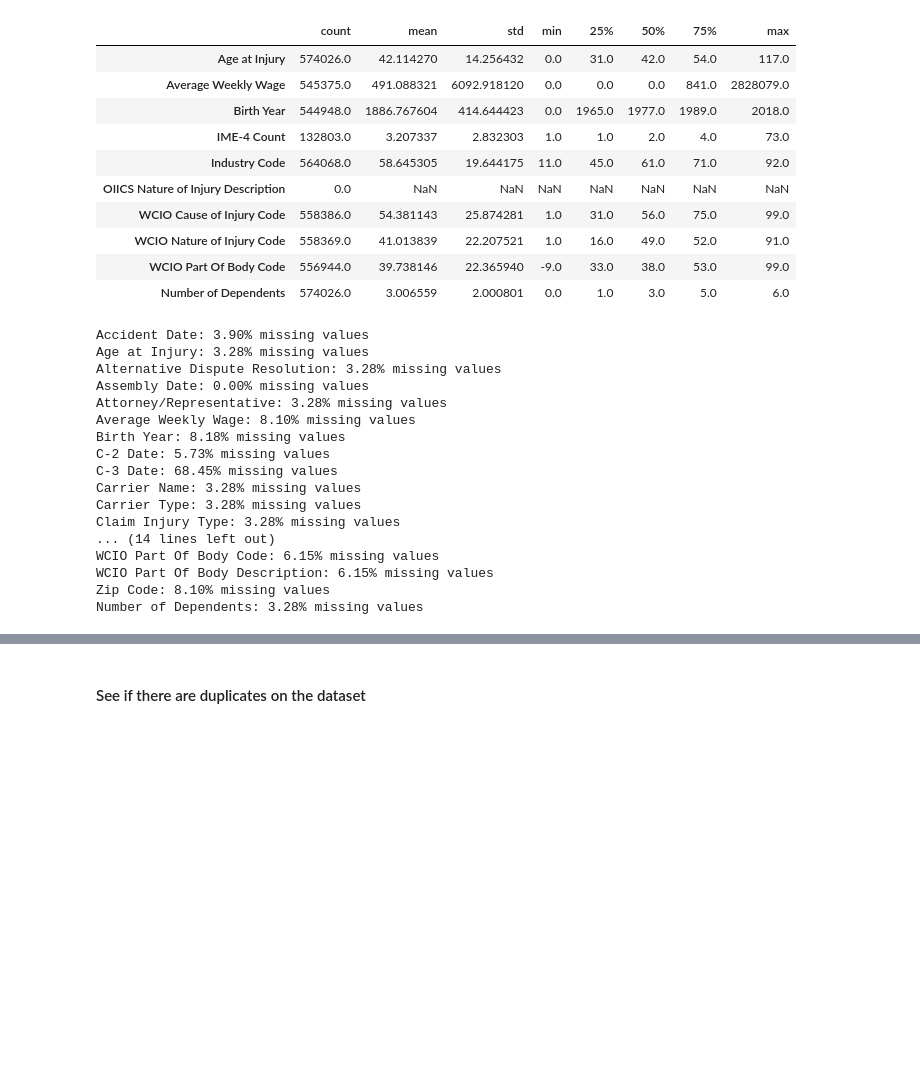
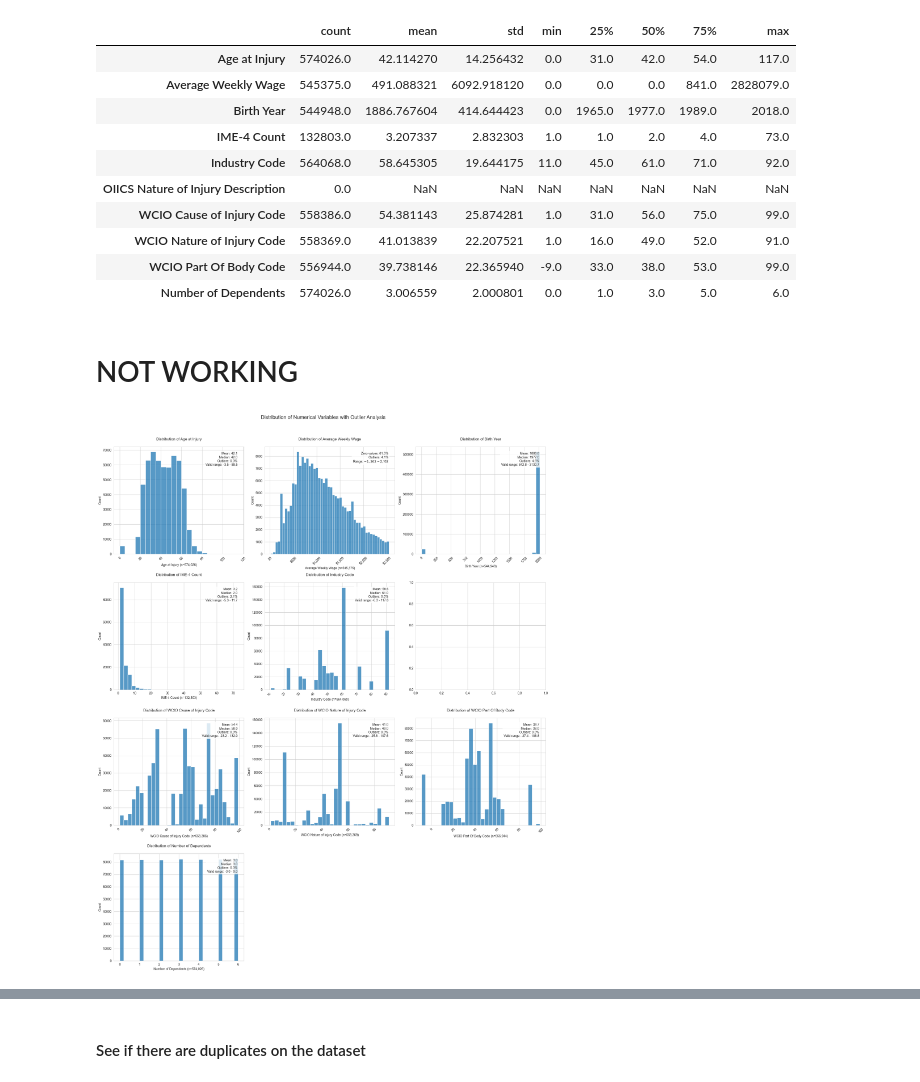
Before and after one commit to killerkiemklan/To-Grant-or-not_ML, a Jupyter notebook: 01_EDA.ipynb, the cells around one changed output, grey strips where cells are left out. Saved outputs shown, nothing was run; the diff lists cells and outputs as text; code cells hidden in the pictures; blank space fills up the shorter version.

```diff
--- a/01_EDA.ipynb
+++ b/01_EDA.ipynb
@@ -27,6 +30,9 @@ warnings.filterwarnings("ignore")
 
 %load_ext autoreload
 %autoreload 2
+# %%
+verbose = True
+verbose_2 = False
 # %%
 # We want to predict Claim Injury Type
 # %%
@@ -233,25 +239,3 @@ train_df.describe().T
 | WCIO Nature of Injury Code | 558369.0 | 41.013839 | 22.207521 | 1.0 | 16.0 | 49.0 | 52.0 | 91.0 |
 | WCIO Part Of Body Code | 556944.0 | 39.738146 | 22.365940 | -9.0 | 33.0 | 38.0 | 53.0 | 99.0 |
 | Number of Dependents | 574026.0 | 3.006559 | 2.000801 | 0.0 | 1.0 | 3.0 | 5.0 | 6.0 |
-# %%
-missing_percentage = train_df.isna().sum() / len(train_df) * 100
-for col, percent in missing_percentage.items():
-    print(f"{col}: {percent:.2f}% missing values")
-# %% [output]
-Accident Date: 3.90% missing values
-Age at Injury: 3.28% missing values
-Alternative Dispute Resolution: 3.28% missing values
-Assembly Date: 0.00% missing values
-Attorney/Representative: 3.28% missing values
-Average Weekly Wage: 8.10% missing values
-Birth Year: 8.18% missing values
-C-2 Date: 5.73% missing values
-C-3 Date: 68.45% missing values
-Carrier Name: 3.28% missing values
-Carrier Type: 3.28% missing values
-Claim Injury Type: 3.28% missing values
-... (14 lines left out)
-WCIO Part Of Body Code: 6.15% missing values
-WCIO Part Of Body Description: 6.15% missing values
-Zip Code: 8.10% missing values
-Number of Dependents: 3.28% missing values
@@ -258,3 +278,5 @@ Number of Dependents: 3.28% missing values
+# %% [markdown]
+#  NOT WORKING
 # %%
 # Age at Injury:
 # Most common ages: 30, 31, 55.
@@ -368,0 +317,8 @@ def analyze_categorical_features_enhanced(data):
+# %%
+if verbose:
+    fig = create_histograms(train_df)
+    plt.show()
+    if verbose_2:
+        print_distribution_stats(train_df)
+# %% [output]
+[figure, added]
```
Also changed, not shown: parts of 31 cells of this notebook, 4 other files.
